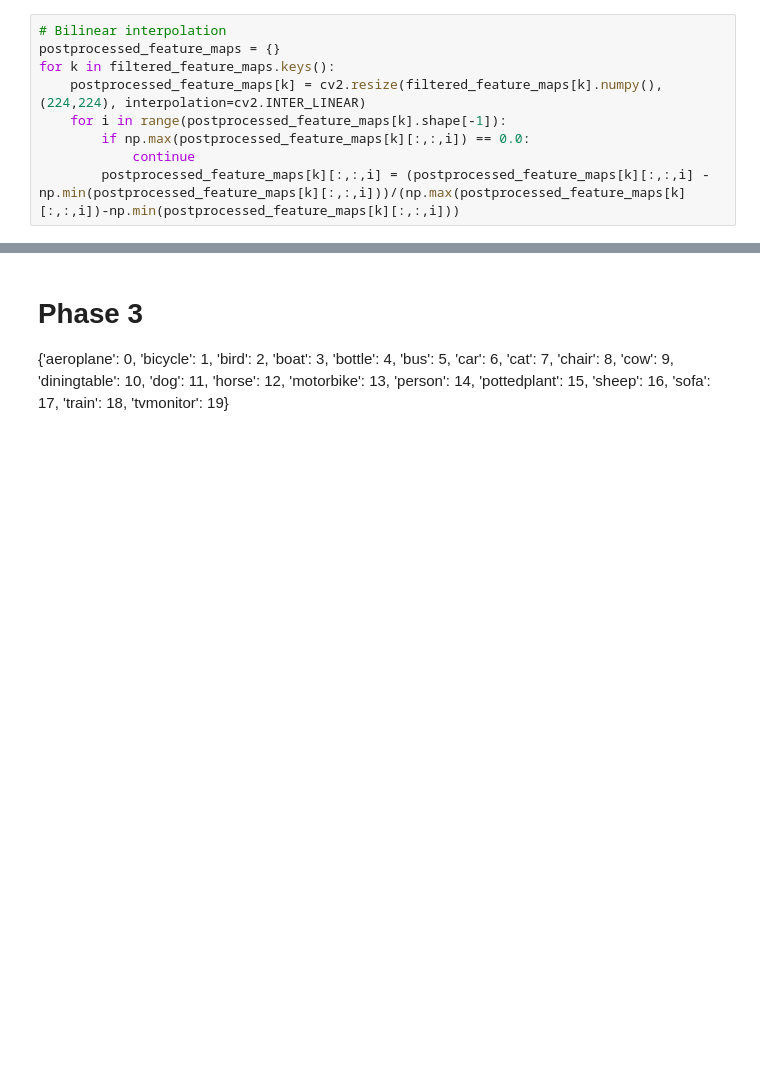
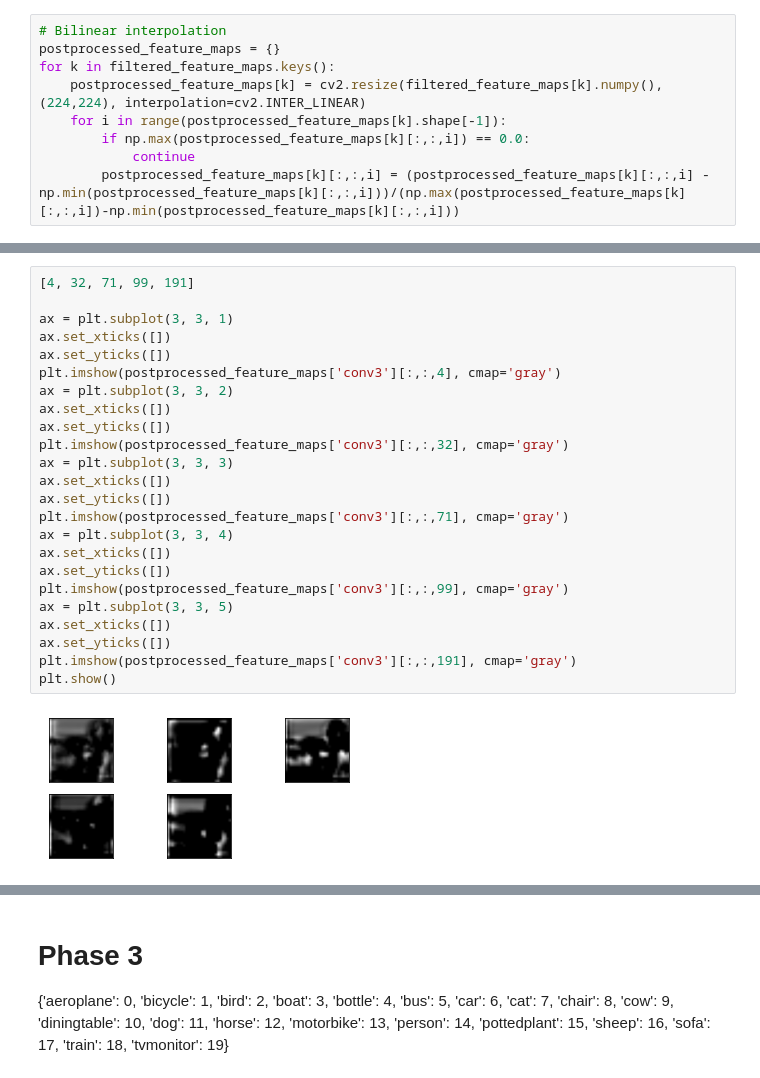
Before and after one commit to kyh980909/AC-SISE, a Jupyter notebook: test.ipynb, the cells around one changed output, grey strips where cells are left out. Cells and saved outputs as stored; diff of their text form; blank space fills up the shorter version.

```diff
--- a/test.ipynb
+++ b/test.ipynb
@@ -214 +295,27 @@ for k in postprocessed_feature_maps.keys():
+# %%
+[4, 32, 71, 99, 191]
+
+ax = plt.subplot(3, 3, 1)
+ax.set_xticks([])
+ax.set_yticks([])
+plt.imshow(postprocessed_feature_maps['conv3'][:,:,4], cmap='gray')
+ax = plt.subplot(3, 3, 2)
+ax.set_xticks([])
+ax.set_yticks([])
+plt.imshow(postprocessed_feature_maps['conv3'][:,:,32], cmap='gray')
+ax = plt.subplot(3, 3, 3)
+ax.set_xticks([])
+ax.set_yticks([])
+plt.imshow(postprocessed_feature_maps['conv3'][:,:,71], cmap='gray')
+ax = plt.subplot(3, 3, 4)
+ax.set_xticks([])
+ax.set_yticks([])
+plt.imshow(postprocessed_feature_maps['conv3'][:,:,99], cmap='gray')
+ax = plt.subplot(3, 3, 5)
+ax.set_xticks([])
+ax.set_yticks([])
+plt.imshow(postprocessed_feature_maps['conv3'][:,:,191], cmap='gray')
+plt.show()
+# %% [output]
+[figure, added]
 # %%
```
Also changed, not shown: parts of 10 cells of this notebook.
